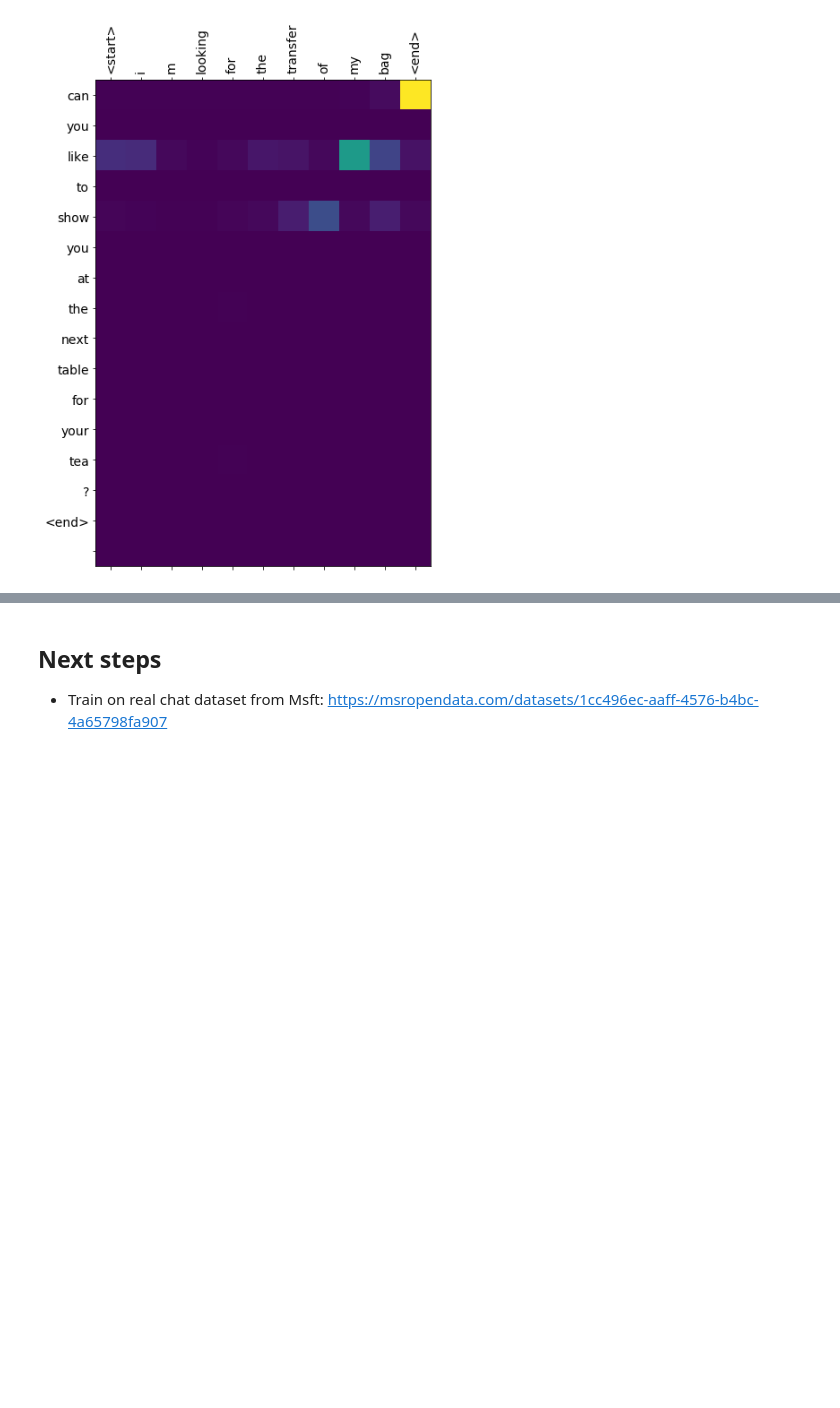
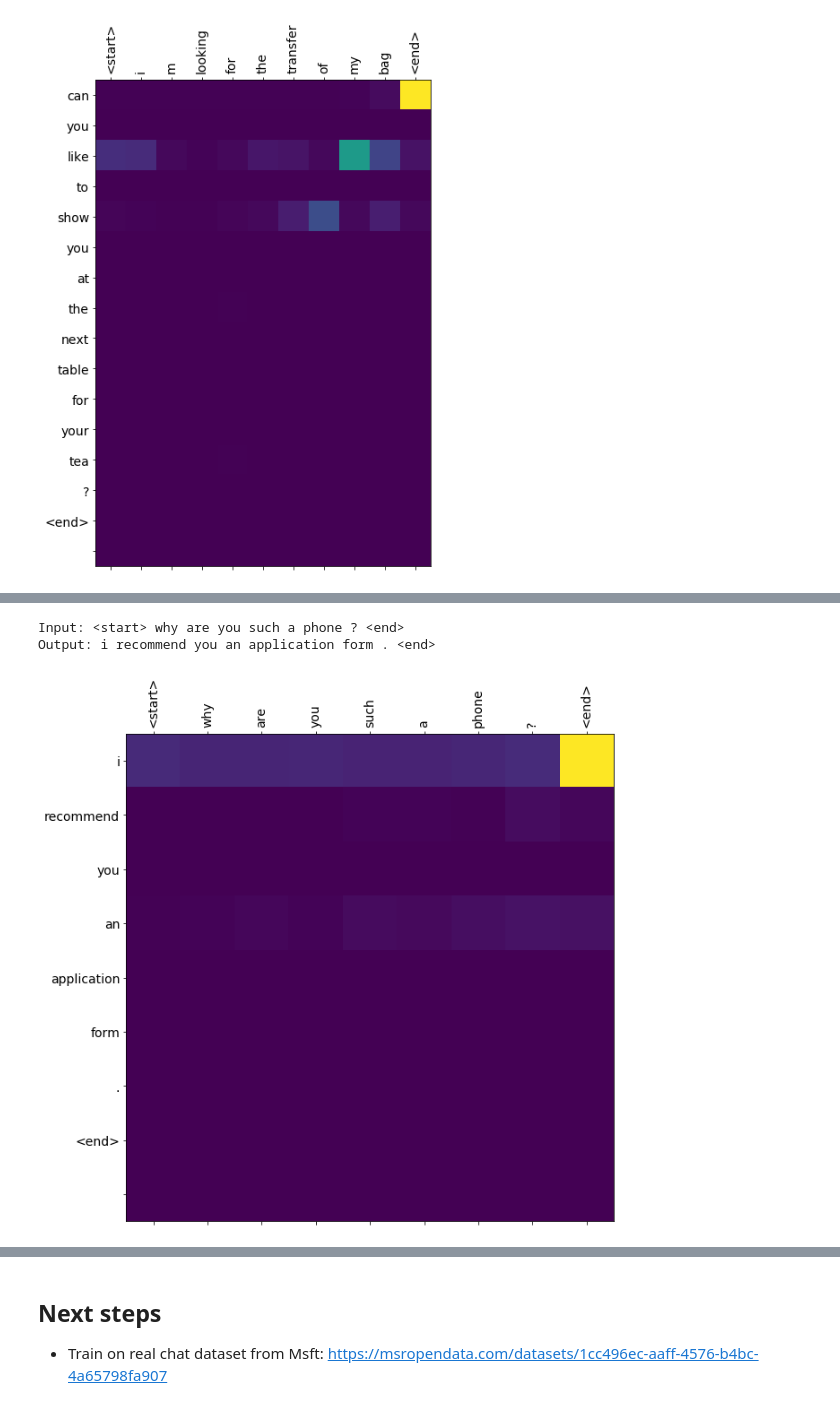
Before and after one commit to kumar-abhishek/handson-ml2, a Jupyter notebook: Chatbot_nmt_with_attention.ipynb, the cells around one changed output, grey strips where cells are left out. Cells and saved outputs as stored; diff of their text form; code cells hidden in the pictures; blank space fills up the shorter version.

```diff
--- a/Chatbot_nmt_with_attention.ipynb
+++ b/Chatbot_nmt_with_attention.ipynb
@@ -666,0 +679,6 @@ Output: can you like to show you at the next table for your tea ? <end>
+# %%
+translate('why are you such a phone?')
+# %% [output]
+Input: <start> why are you such a phone ? <end>
+Output: i recommend you an application form . <end>
+[figure, added]
```
Also changed, not shown: parts of 3 cells of this notebook.
